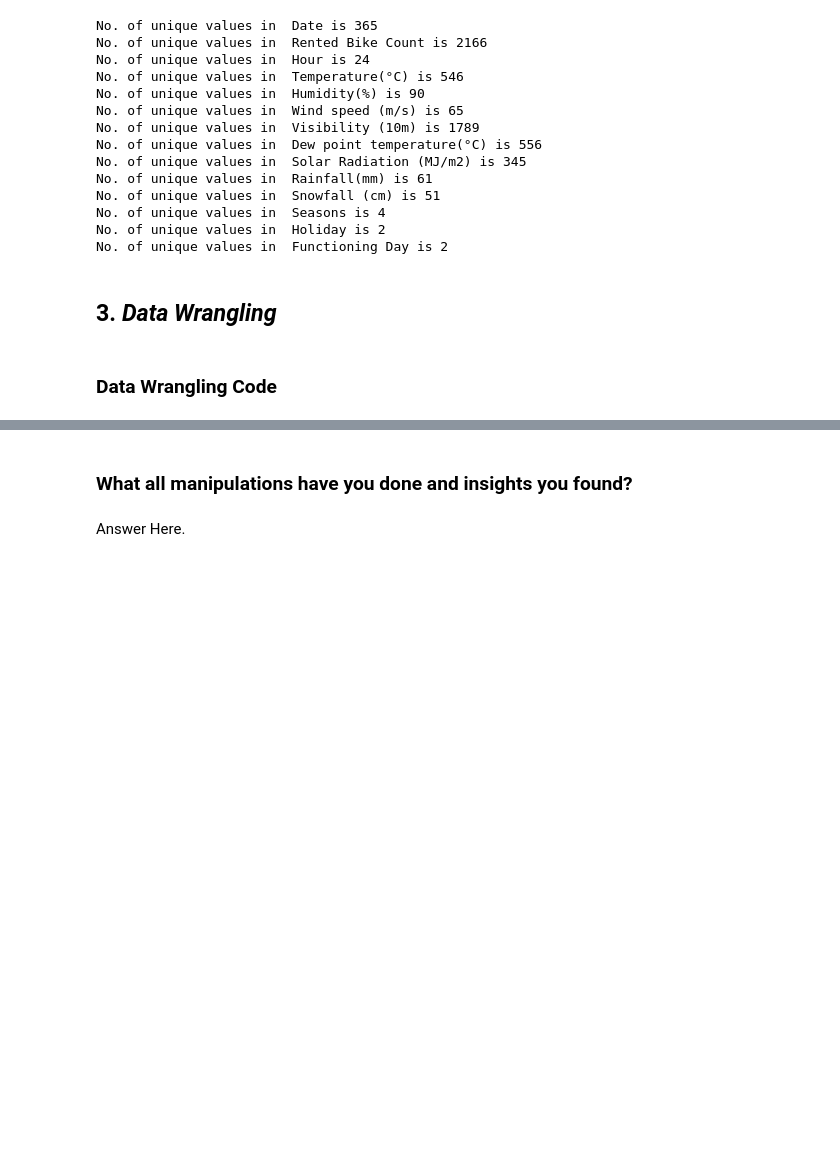
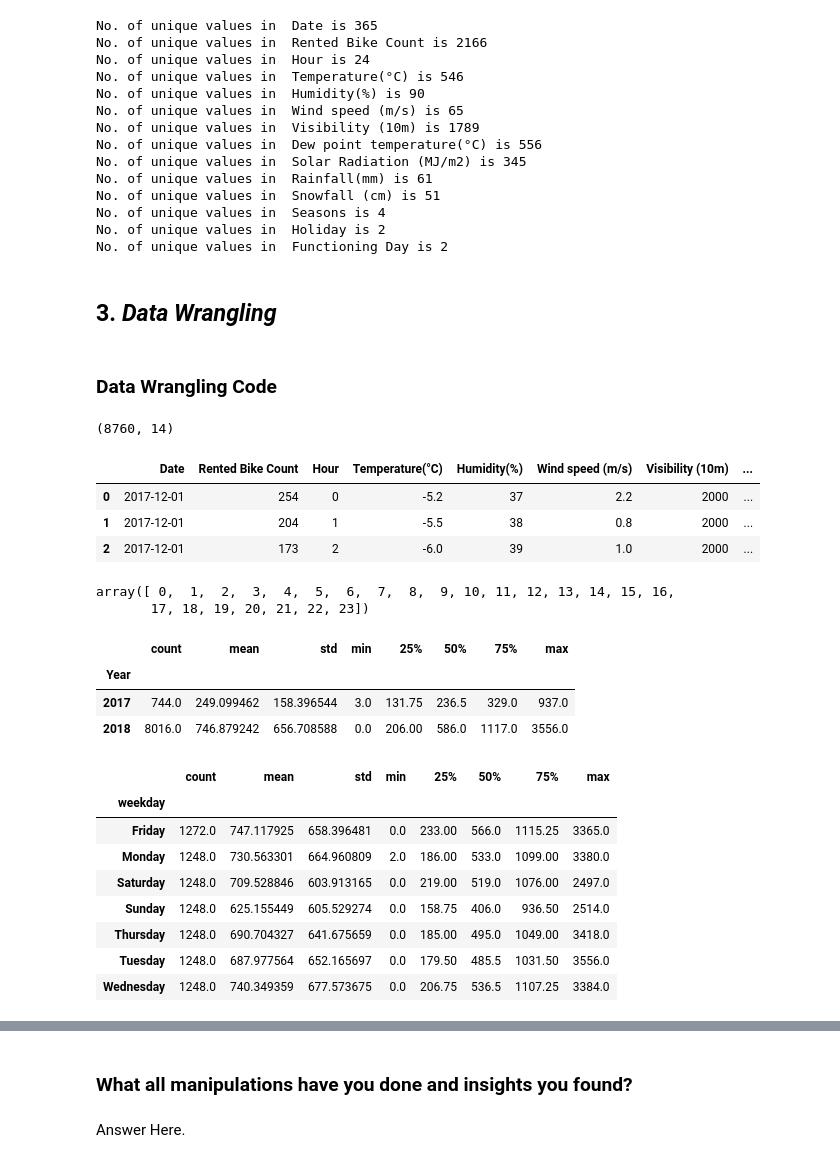
Before and after one commit to ayush9304/BikeSharingDemandPrediction, a Jupyter notebook: Bike_Sharing_Demand_Prediction.ipynb, the cells around one changed output, grey strips where cells are left out. Cells and saved outputs as stored; diff of their text form; code cells hidden in the pictures; blank space fills up the shorter version.

```diff
--- a/Bike_Sharing_Demand_Prediction.ipynb
+++ b/Bike_Sharing_Demand_Prediction.ipynb
@@ -247,0 +246,49 @@ No. of unique values in  Functioning Day is 2
+# %%
+# Create a copy of the current dataset and assigning to df
+df = dataset.copy()
+df.shape
+# %% [output]
+(8760, 14)
+# %%
+# Changing the "Date" column dtype to datetime
+df['Date'] = pd.to_datetime(df['Date'], format="%d/%m/%Y")
+# %%
+# Creating new columns Year, Month, Day
+df['Year'] = df['Date'].dt.year
+df['Month'] = df['Date'].dt.month
+df['Day'] = df['Date'].dt.day
+df['weekday'] = df['Date'].dt.day_name()  # we better understand names (monday, friday etc) instead of numbers
+# %%
+df.head(3)
+# %% [output]
+|  | Date | Rented Bike Count | Hour | Temperature(°C) | Humidity(%) | Wind speed (m/s) | Visibility (10m) | ... |
+| 0 | 2017-12-01 | 254 | 0 | -5.2 | 37 | 2.2 | 2000 | ... |
+| 1 | 2017-12-01 | 204 | 1 | -5.5 | 38 | 0.8 | 2000 | ... |
+| 2 | 2017-12-01 | 173 | 2 | -6.0 | 39 | 1.0 | 2000 | ... |
+# %%
+# Unique hours
+df['Hour'].unique()    # It is in 24hrs format
+# %% [output]
+array([ 0,  1,  2,  3,  4,  5,  6,  7,  8,  9, 10, 11, 12, 13, 14, 15, 16,
+       17, 18, 19, 20, 21, 22, 23])
+# %%
+# Year wise Rented Bike Count
+df.groupby('Year')['Rented Bike Count'].describe()
+# %% [output]
+|  | count | mean | std | min | 25% | 50% | 75% | max |
+| Year |  |  |  |  |  |  |  |  |
+| 2017 | 744.0 | 249.099462 | 158.396544 | 3.0 | 131.75 | 236.5 | 329.0 | 937.0 |
+| 2018 | 8016.0 | 746.879242 | 656.708588 | 0.0 | 206.00 | 586.0 | 1117.0 | 3556.0 |
+# %%
+# weekday wise Rented Bike Count
+df.groupby('weekday')['Rented Bike Count'].describe()
+# %% [output]
+|  | count | mean | std | min | 25% | 50% | 75% | max |
+| weekday |  |  |  |  |  |  |  |  |
+| Friday | 1272.0 | 747.117925 | 658.396481 | 0.0 | 233.00 | 566.0 | 1115.25 | 3365.0 |
+| Monday | 1248.0 | 730.563301 | 664.960809 | 2.0 | 186.00 | 533.0 | 1099.00 | 3380.0 |
+| Saturday | 1248.0 | 709.528846 | 603.913165 | 0.0 | 219.00 | 519.0 | 1076.00 | 2497.0 |
+| Sunday | 1248.0 | 625.155449 | 605.529274 | 0.0 | 158.75 | 406.0 | 936.50 | 2514.0 |
+| Thursday | 1248.0 | 690.704327 | 641.675659 | 0.0 | 185.00 | 495.0 | 1049.00 | 3418.0 |
+| Tuesday | 1248.0 | 687.977564 | 652.165697 | 0.0 | 179.50 | 485.5 | 1031.50 | 3556.0 |
+| Wednesday | 1248.0 | 740.349359 | 677.573675 | 0.0 | 206.75 | 536.5 | 1107.25 | 3384.0 |
```
Also changed, not shown: parts of 9 cells of this notebook.
